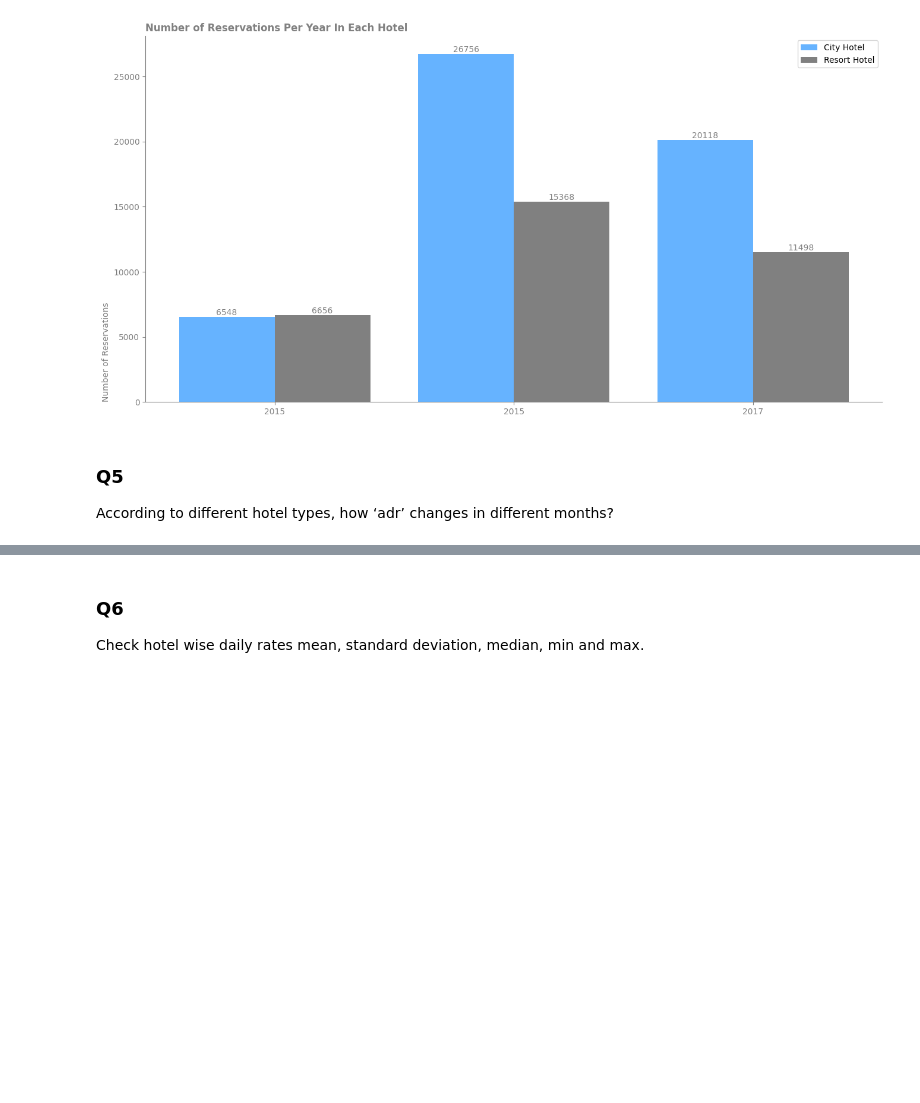
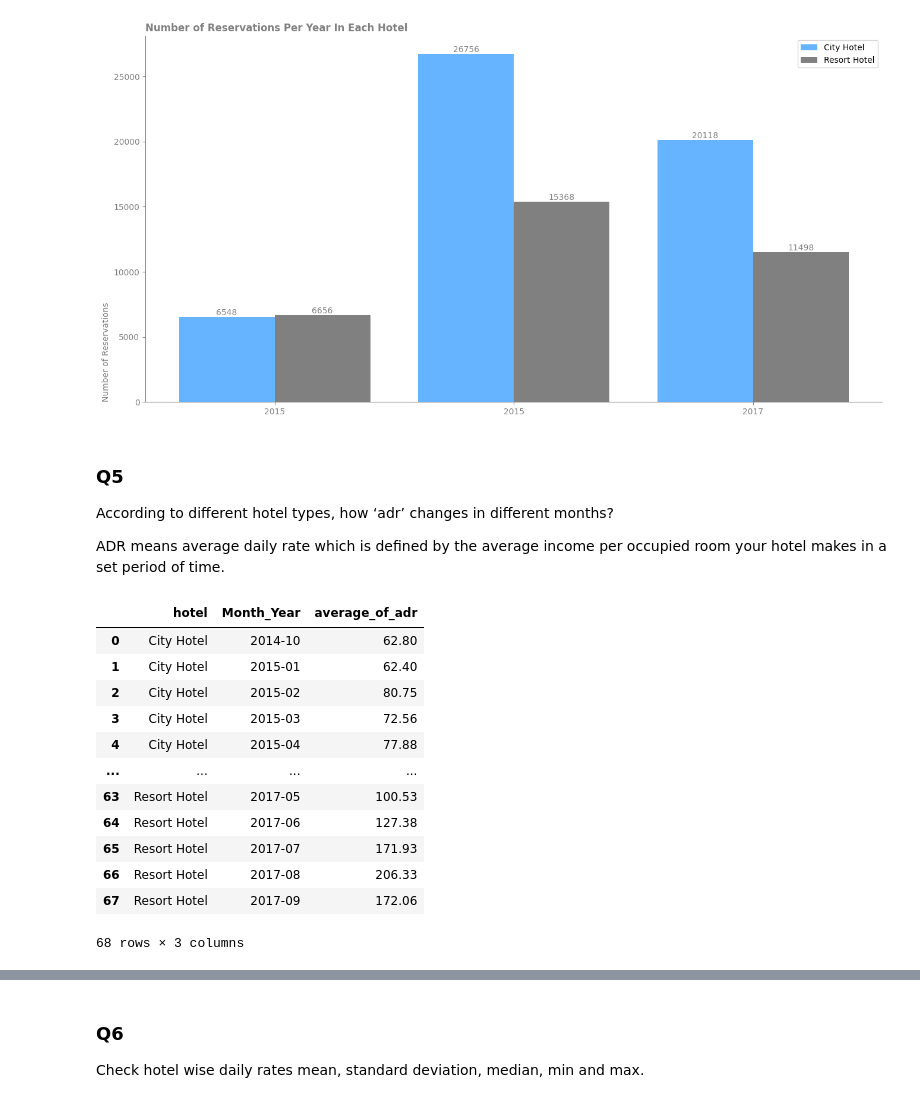
Before and after one commit to amin-eghbalian/hotel_data_analysis, a Jupyter notebook: hotel_dataset_analysis.ipynb, the cells around one changed output, grey strips where cells are left out. Cells and saved outputs as stored; diff of their text form; code cells hidden in the pictures; blank space fills up the shorter version.

```diff
--- a/hotel_dataset_analysis.ipynb
+++ b/hotel_dataset_analysis.ipynb
@@ -244,3 +254,25 @@ plt.show()
 # %% [markdown]
 ### Q5
 According to different hotel types, how ‘adr’ changes in different months?
+
+ADR means average daily rate which is defined by the average income per occupied room your hotel makes in a set period of time.
+# %%
+hotel_df['Month_Year'] = hotel_df['reservation_status_date'].dt.to_period('M')
+
+hotel_adr_per_month = hotel_df[["hotel", "Month_Year", "adr"]].groupby(["hotel", "Month_Year"]).agg(
+    average_of_adr=("adr","mean")).reset_index().round(2)
+hotel_adr_per_month
+# %% [output]
+|  | hotel | Month_Year | average_of_adr |
+| 0 | City Hotel | 2014-10 | 62.80 |
+| 1 | City Hotel | 2015-01 | 62.40 |
+| 2 | City Hotel | 2015-02 | 80.75 |
+| 3 | City Hotel | 2015-03 | 72.56 |
+| 4 | City Hotel | 2015-04 | 77.88 |
+| ... | ... | ... | ... |
+| 63 | Resort Hotel | 2017-05 | 100.53 |
+| 64 | Resort Hotel | 2017-06 | 127.38 |
+| 65 | Resort Hotel | 2017-07 | 171.93 |
+| 66 | Resort Hotel | 2017-08 | 206.33 |
+| 67 | Resort Hotel | 2017-09 | 172.06 |
+68 rows × 3 columns
```
Also changed, not shown: parts of 10 cells of this notebook, 4 other files.
